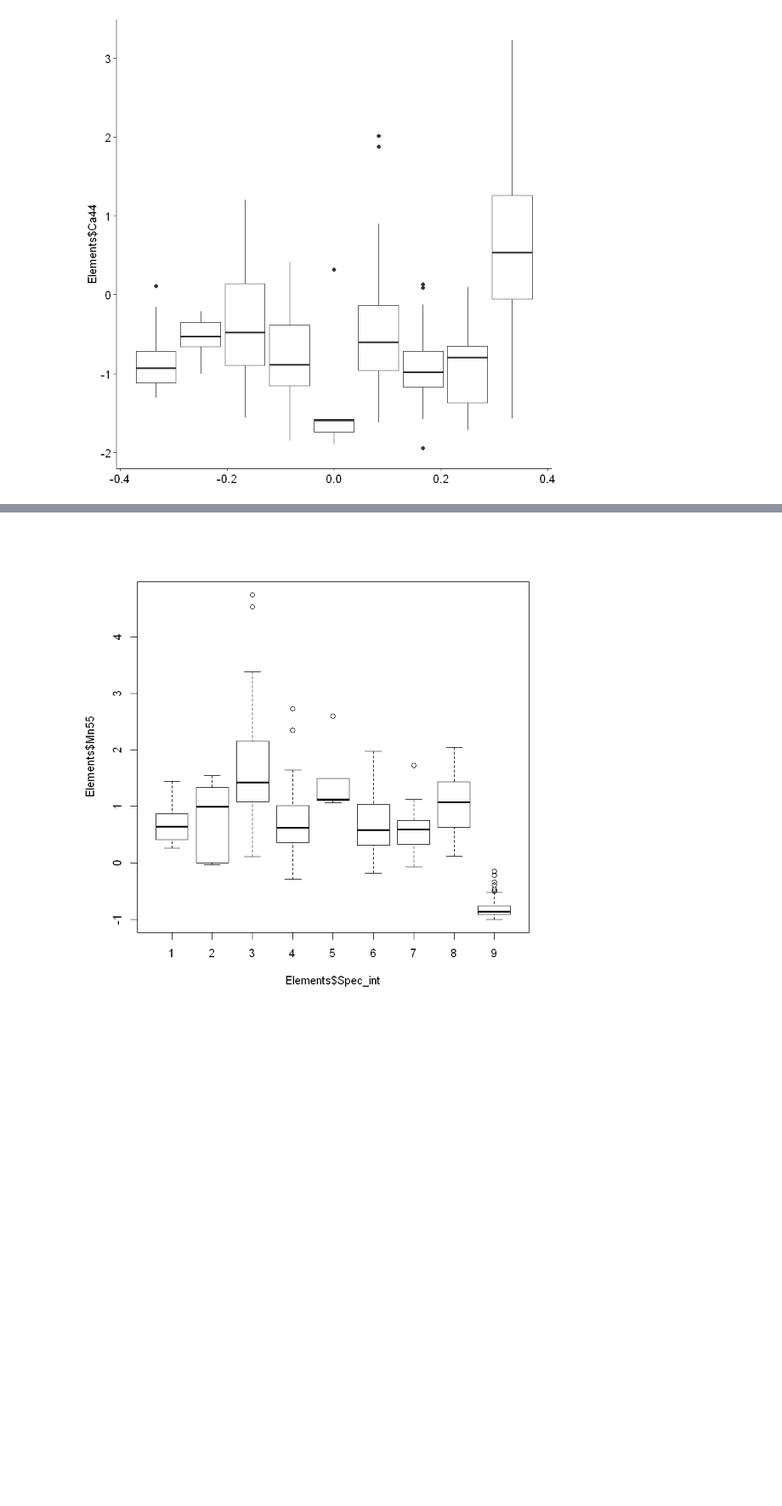
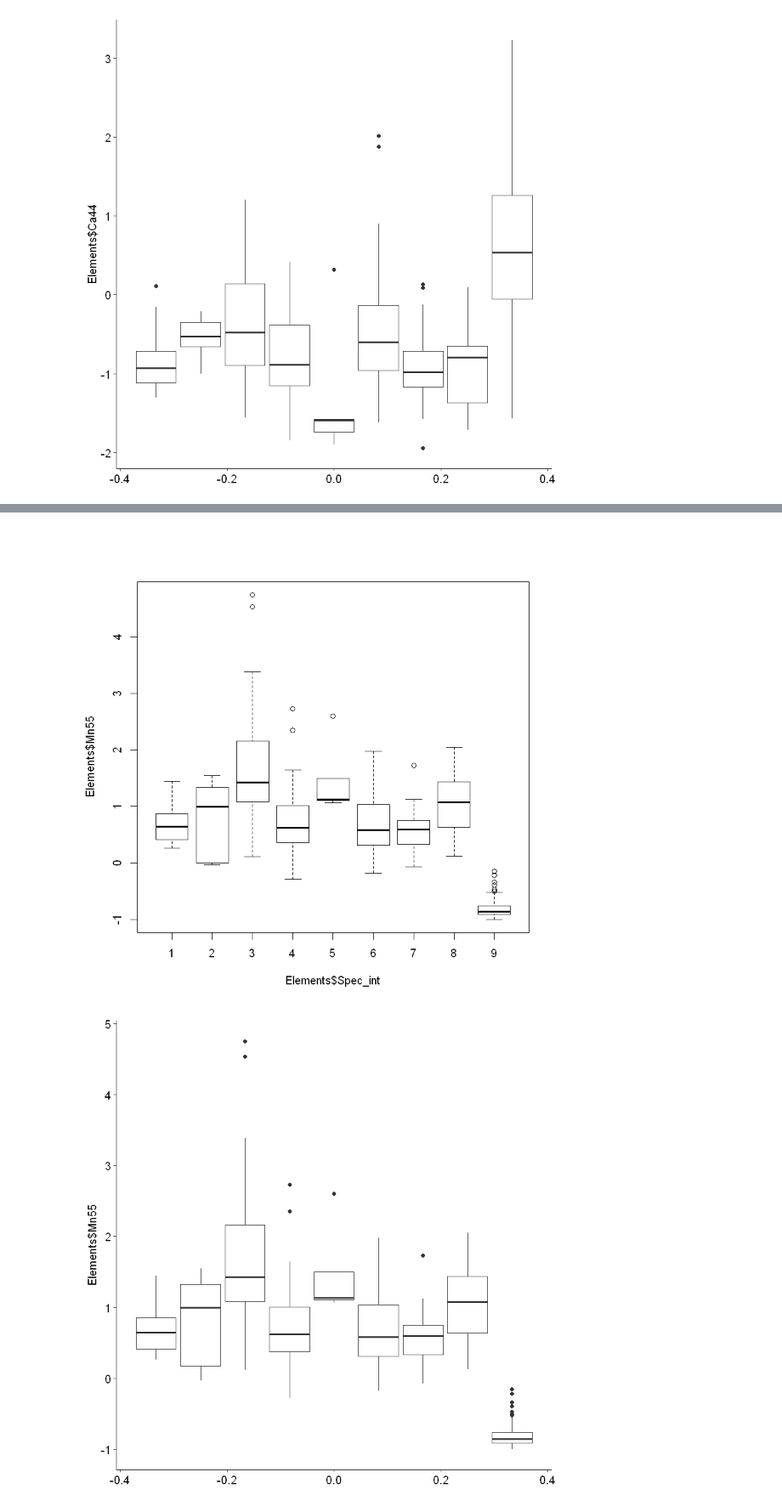
Before and after one commit to Kovacs-Lab/Aim-3, a Jupyter notebook: Ionomics/Boxplots.ipynb, the cells around one changed output, grey strips where cells are left out. Shown at 85% size. Saved outputs shown, nothing was run; the diff lists cells and outputs as text; code cells hidden in the pictures; blank space fills up the shorter version.

```diff
--- a/Ionomics/Boxplots.ipynb
+++ b/Ionomics/Boxplots.ipynb
@@ -111,5 +116,10 @@ iron <- boxplot(Elements$Fe54~Elements$Spec_int) # Boxplots of iron concentraion
 # %%
-manganese <- boxplot(Elements$Mn55~Elements$Spec_int) # Boxplots of manganese concentraions
+#manganese <- boxplot(Elements$Mn55~Elements$Spec_int) # Boxplots of manganese concentraions
+boxplot(Elements$Mn55~Elements$Spec_int) #manganese
+manganese <- ggplot(Elements, aes(group=Elements$Spec_int, y=Elements$Mn55)) +
+  geom_boxplot()
+manganese
 # %% [output]
 [figure]
+[figure, added]
 # %%
```
Also changed, not shown: parts of 13 cells of this notebook.
